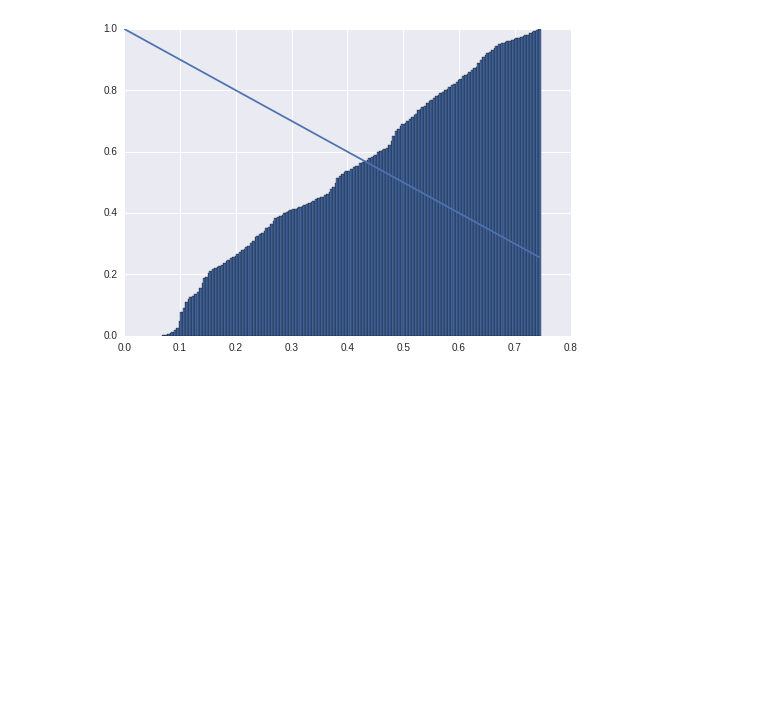
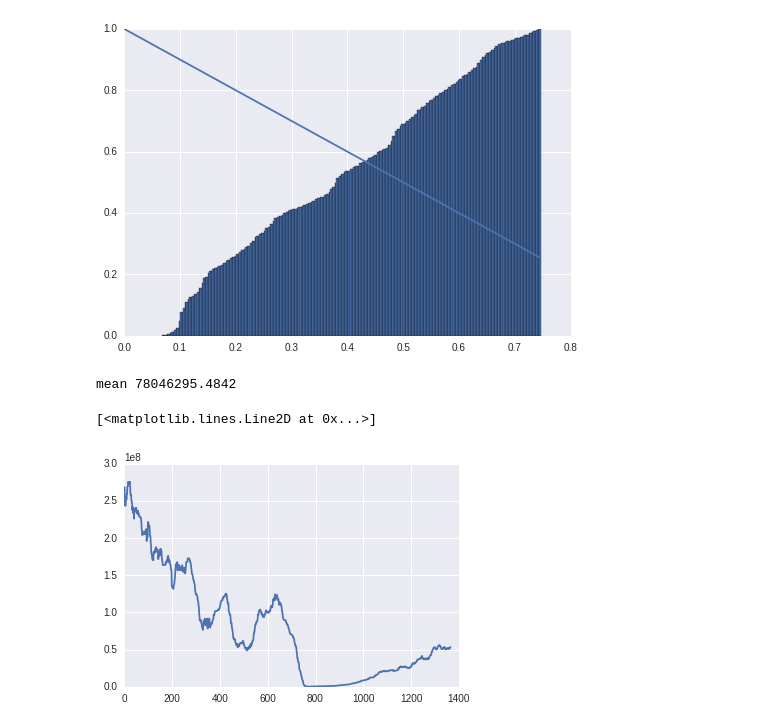
Before and after one commit to HoodPanther/earthquakes-1, a Jupyter notebook: Earthquakes-Copy1.ipynb, the cells around one changed output. Cells and saved outputs as stored; diff of their text form; code cells hidden in the pictures; blank space fills up the shorter version.

Commit message:
calculation of mean time for 100- and 150-events samples added

```diff
--- a/Earthquakes-Copy1.ipynb
+++ b/Earthquakes-Copy1.ipynb
@@ -19,13 +19,15 @@ Populating the interactive namespace from numpy and matplotlib
 def prepare_data(path):
     df=pd.read_csv(path, index_col=False, header =0)
     df.Second=df.Second.astype(int)
-    df.drop(df.loc[df.Second==60].index, inplace=True)
+    for i in df.loc[df.Second==60].index:
+        df.loc[i,'Second']=59
     df.string=df.Year.astype(str) + '-' + df.Month.astype(str) + '-' + df.Day.astype(str) + \
         ' ' + df.Hour.astype(str) + ':' + df.Minute.astype(str) + ':' + df.Second.astype(str)
     df['Date']=pd.to_datetime(df.string)
     df['t']=df['Date'].diff().fillna(0)
     df['logtime']=df.t / np.timedelta64(1, 's')
-    df.drop(df.loc[df.logtime==0].index, inplace=True)
+    for i in df.loc[df.logtime==0].index:
+        df.loc[i,'logtime']=1.0
     df.logtime=df.logtime.apply(lambda x: math.log(x))
     return df
 #build distribution
@@ -96,6 +98,13 @@ def stat_index(sample, window,bins):
             print "Stationarity index = ", (xedges[i])/kolm_index
             break
 #            return (xedges[i])/kolm_index
+def times(sample,frame):
+    deltas = list(sample / np.timedelta64(1, 's'))
+    array = [0 for i in range(len(sample)-frame+1)]
+    for i in range(len(sample)-frame+1):
+        for j in range(frame):
+            array[i]+=deltas[i+j]
+    return array
 # %%
 path = 'OUT_1.csv'
 df = prepare_data(path)
@@ -293,3 +302,11 @@ window =  250
 epsilon =  0.12
 Stationarity index =  3.59825970549
 [figure]
+# %%
+frame=100
+print "mean", mean(times(df.t,frame))
+plt.plot(times(df.t,frame))
+# %% [output]
+mean 78046295.4842
+[<matplotlib.lines.Line2D at 0x...>]
+[figure, added]
```
Also changed, not shown: parts of 1 cell of this notebook, 4 other files.
